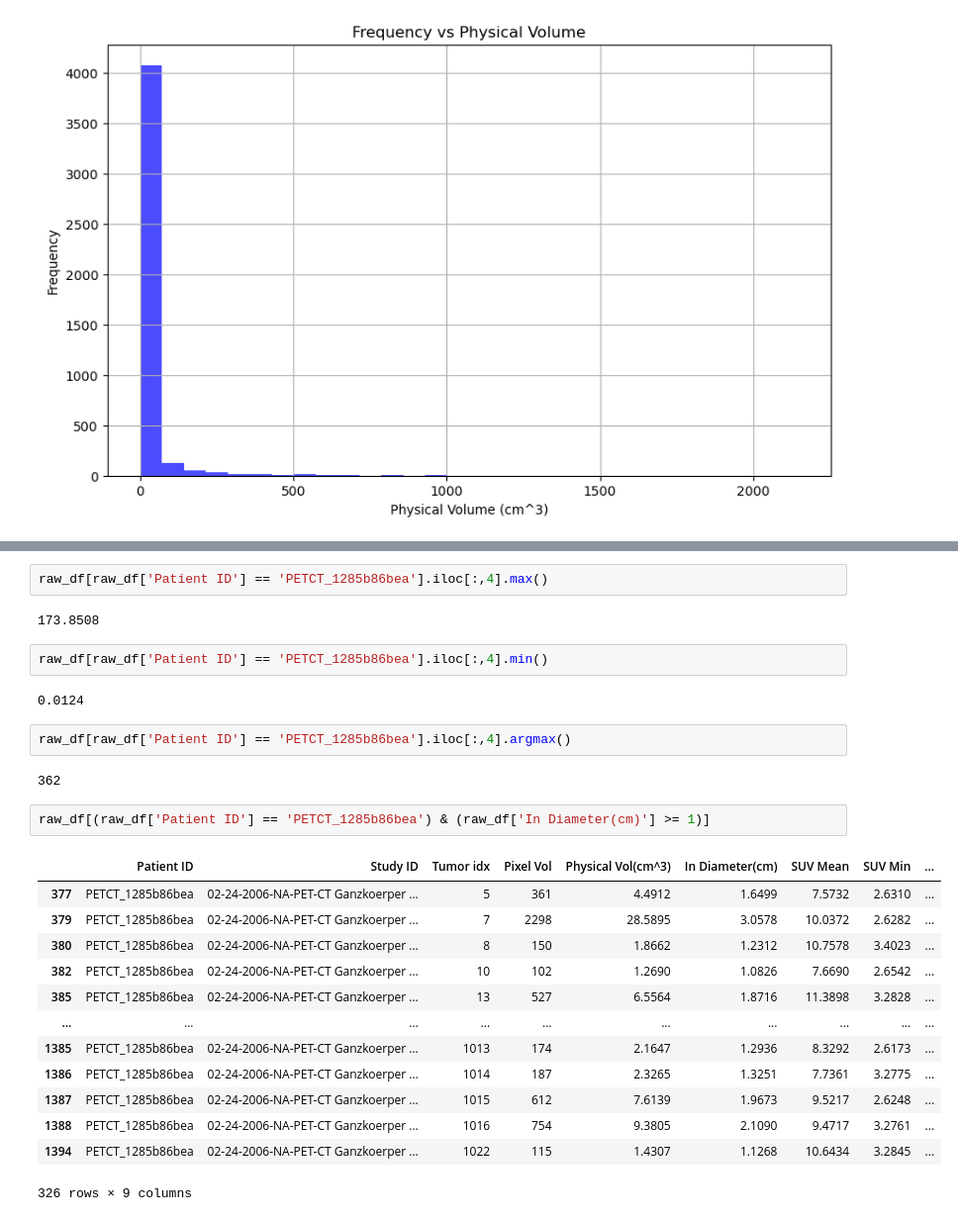
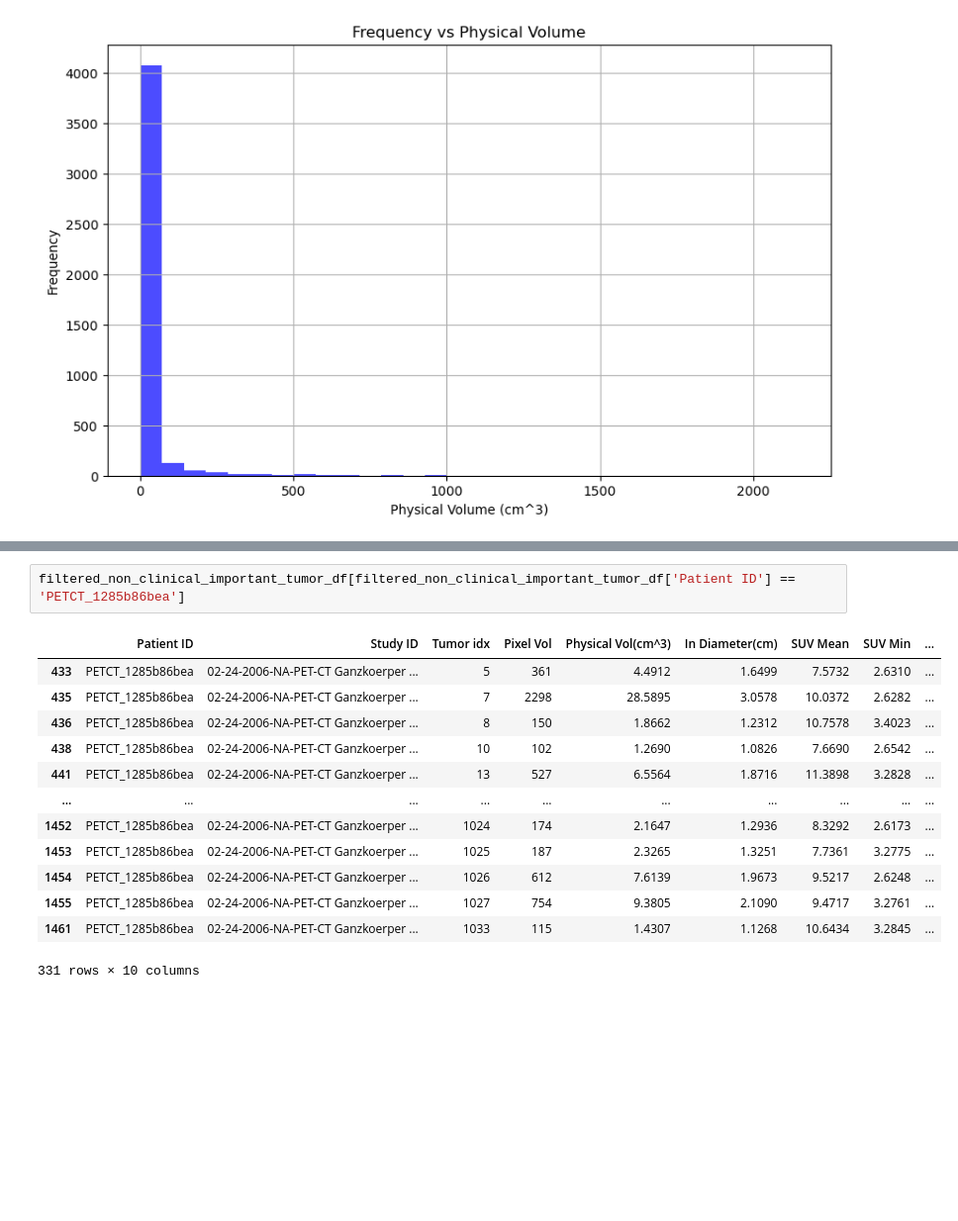
Before and after one commit to WenyuanChen1326/IBM_Tumor_Project, a Jupyter notebook: Data_Preprocess/process_csv.ipynb, the cells around one changed output, grey strips where cells are left out. Shown at 99% size. Saved outputs shown, nothing was run; the diff lists cells and outputs as text; blank space fills up the shorter version.

```diff
--- a/Data_Preprocess/process_csv.ipynb
+++ b/Data_Preprocess/process_csv.ipynb
@@ -180,28 +207,16 @@ assert num_unique_studies.shape[0] == 1014
 # %%
-raw_df[raw_df['Patient ID'] == 'PETCT_1285b86bea'].iloc[:,4].max()
+filtered_non_clinical_important_tumor_df[filtered_non_clinical_important_tumor_df['Patient ID'] == 'PETCT_1285b86bea']
 # %% [output]
+|  | Patient ID | Study ID | Tumor idx | Pixel Vol | Physical Vol(cm^3) | In Diameter(cm) | SUV Mean | SUV Min | ... |
+| 433 | PETCT_1285b86bea | 02-24-2006-NA-PET-CT Ganzkoerper ... | 5 | 361 | 4.4912 | 1.6499 | 7.5732 | 2.6310 | ... |
+| 435 | PETCT_1285b86bea | 02-24-2006-NA-PET-CT Ganzkoerper ... | 7 | 2298 | 28.5895 | 3.0578 | 10.0372 | 2.6282 | ... |
+| 436 | PETCT_1285b86bea | 02-24-2006-NA-PET-CT Ganzkoerper ... | 8 | 150 | 1.8662 | 1.2312 | 10.7578 | 3.4023 | ... |
+| 438 | PETCT_1285b86bea | 02-24-2006-NA-PET-CT Ganzkoerper ... | 10 | 102 | 1.2690 | 1.0826 | 7.6690 | 2.6542 | ... |
+| 441 | PETCT_1285b86bea | 02-24-2006-NA-PET-CT Ganzkoerper ... | 13 | 527 | 6.5564 | 1.8716 | 11.3898 | 3.2828 | ... |
+| ... | ... | ... | ... | ... | ... | ... | ... | ... | ... |
+| 1452 | PETCT_1285b86bea | 02-24-2006-NA-PET-CT Ganzkoerper ... | 1024 | 174 | 2.1647 | 1.2936 | 8.3292 | 2.6173 | ... |
+| 1453 | PETCT_1285b86bea | 02-24-2006-NA-PET-CT Ganzkoerper ... | 1025 | 187 | 2.3265 | 1.3251 | 7.7361 | 3.2775 | ... |
+| 1454 | PETCT_1285b86bea | 02-24-2006-NA-PET-CT Ganzkoerper ... | 1026 | 612 | 7.6139 | 1.9673 | 9.5217 | 2.6248 | ... |
+| 1455 | PETCT_1285b86bea | 02-24-2006-NA-PET-CT Ganzkoerper ... | 1027 | 754 | 9.3805 | 2.1090 | 9.4717 | 3.2761 | ... |
+| 1461 | PETCT_1285b86bea | 02-24-2006-NA-PET-CT Ganzkoerper ... | 1033 | 115 | 1.4307 | 1.1268 | 10.6434 | 3.2845 | ... |
-173.8508
+331 rows × 10 columns
-# %%
-raw_df[raw_df['Patient ID'] == 'PETCT_1285b86bea'].iloc[:,4].min()
-# %% [output]
-0.0124
-# %%
-raw_df[raw_df['Patient ID'] == 'PETCT_1285b86bea'].iloc[:,4].argmax()
-# %% [output]
-362
-# %%
-raw_df[(raw_df['Patient ID'] == 'PETCT_1285b86bea') & (raw_df['In Diameter(cm)'] >= 1)]
-# %% [output]
-|  | Patient ID | Study ID | Tumor idx | Pixel Vol | Physical Vol(cm^3) | In Diameter(cm) | SUV Mean | SUV Min | ... |
-| 377 | PETCT_1285b86bea | 02-24-2006-NA-PET-CT Ganzkoerper ... | 5 | 361 | 4.4912 | 1.6499 | 7.5732 | 2.6310 | ... |
-| 379 | PETCT_1285b86bea | 02-24-2006-NA-PET-CT Ganzkoerper ... | 7 | 2298 | 28.5895 | 3.0578 | 10.0372 | 2.6282 | ... |
-| 380 | PETCT_1285b86bea | 02-24-2006-NA-PET-CT Ganzkoerper ... | 8 | 150 | 1.8662 | 1.2312 | 10.7578 | 3.4023 | ... |
-| 382 | PETCT_1285b86bea | 02-24-2006-NA-PET-CT Ganzkoerper ... | 10 | 102 | 1.2690 | 1.0826 | 7.6690 | 2.6542 | ... |
-| 385 | PETCT_1285b86bea | 02-24-2006-NA-PET-CT Ganzkoerper ... | 13 | 527 | 6.5564 | 1.8716 | 11.3898 | 3.2828 | ... |
-| ... | ... | ... | ... | ... | ... | ... | ... | ... | ... |
-| 1385 | PETCT_1285b86bea | 02-24-2006-NA-PET-CT Ganzkoerper ... | 1013 | 174 | 2.1647 | 1.2936 | 8.3292 | 2.6173 | ... |
-| 1386 | PETCT_1285b86bea | 02-24-2006-NA-PET-CT Ganzkoerper ... | 1014 | 187 | 2.3265 | 1.3251 | 7.7361 | 3.2775 | ... |
-| 1387 | PETCT_1285b86bea | 02-24-2006-NA-PET-CT Ganzkoerper ... | 1015 | 612 | 7.6139 | 1.9673 | 9.5217 | 2.6248 | ... |
-| 1388 | PETCT_1285b86bea | 02-24-2006-NA-PET-CT Ganzkoerper ... | 1016 | 754 | 9.3805 | 2.1090 | 9.4717 | 3.2761 | ... |
-| 1394 | PETCT_1285b86bea | 02-24-2006-NA-PET-CT Ganzkoerper ... | 1022 | 115 | 1.4307 | 1.1268 | 10.6434 | 3.2845 | ... |
-326 rows × 9 columns
```
Also changed, not shown: parts of 19 cells of this notebook.
